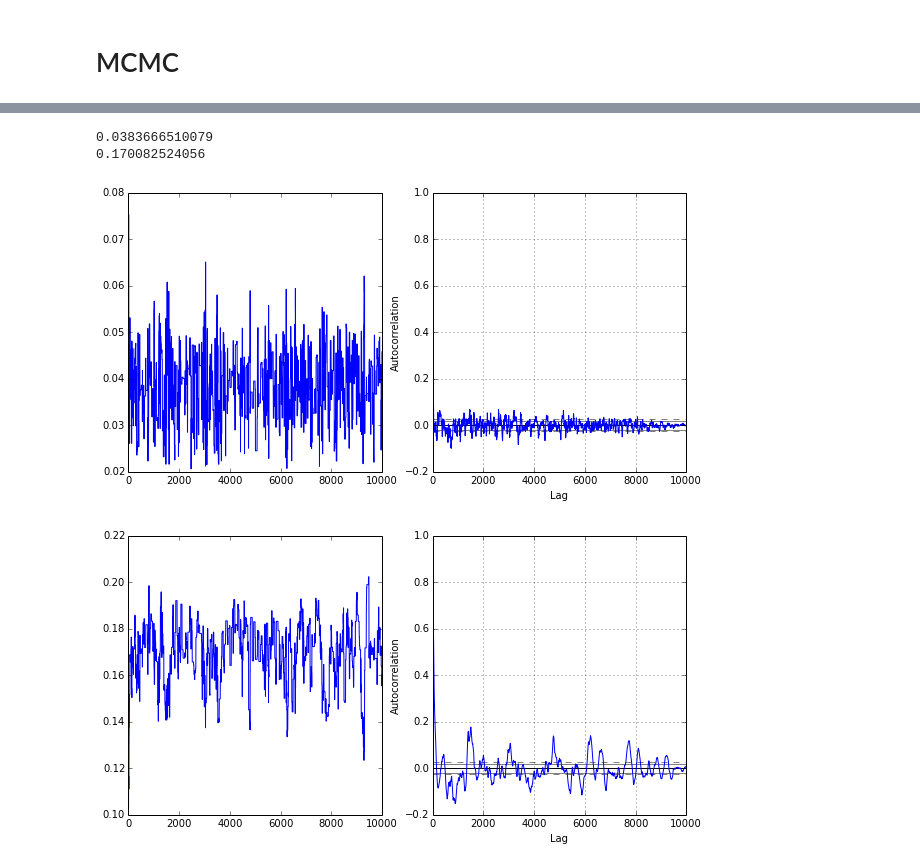
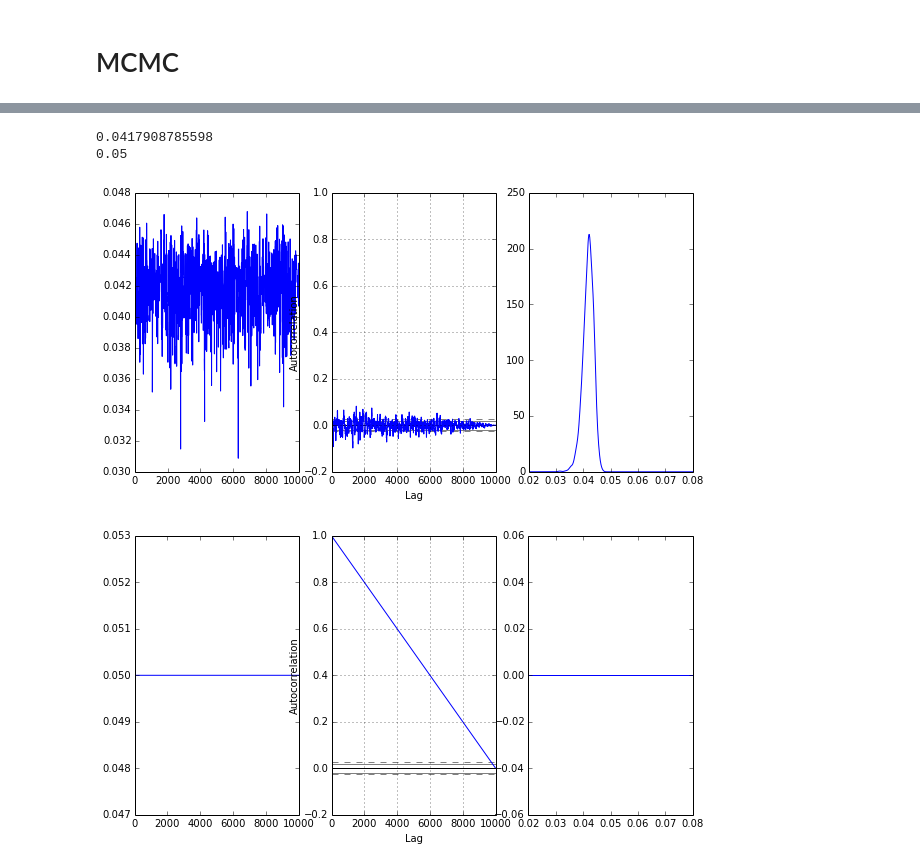
Before and after one commit to jcockayne/bayesian_pdes, a Jupyter notebook: notebooks/Allen-Cahn.ipynb, the cells around one changed output, grey strips where cells are left out. Saved outputs shown, nothing was run; the diff lists cells and outputs as text; code cells hidden in the pictures.

```diff
--- a/notebooks/Allen-Cahn.ipynb
+++ b/notebooks/Allen-Cahn.ipynb
@@ -427,7 +464,7 @@ class LikelihoodClass(object):
             true_locations, true_values = true_obs
             solution = np.vectorize(solutions[solution_ix])
             evaluated_solution = solution(true_locations[:,0], true_locations[:,1])
-            return np.sum((evaluated_solution - true_values)**2) / (noise_variance**2)
+            return scipy.stats.multivariate_normal.logpdf(evaluated_solution, true_values, noise_variance**2)
 
         if z_samples == 1:
             return ret
@@ -446,22 +483,20 @@ n_iter = 10000
 
 delta_min = 0.02
 delta_max = 0.15
-def delta_prior(delta):
 
-    if delta[1] < delta_max and delta[1] > delta_min:
-        return 1./(delta_max-delta_min)
-    return 0
 def delta_log_prior(delta):
-    if delta[1] < delta_max and delta[1] > delta_min:
+    if delta[1] < delta_max and delta[1] > delta_min and delta[2] > 0:
         return 0.
     return -np.inf
 
 #prev_delta = (delta_max + delta_min) / 2.
 prev_delta = 0.04
-delta_proposal_variance = 5e-2 # good up to n=40
+#delta_proposal_variance = 1e-1 # n=5
+#ls_proposal_variance = 0.08 # n=5
+delta_proposal_variance = 1e-2 # n=40
+ls_proposal_variance = 0.01 # n=40
 #delta_proposal_variance = 5e-3 # need this at n=80
 z_proposal_variance = 0.5
-ls_proposal_variance = 1e-2
 z_samples = 1000
 
 cur_solutions = find_solutions(prev_delta, fem_mesh_size)
@@ -504,0 +540,10 @@ plot(cur_solutions[2])
+# %%
+length_scales = np.linspace(0.05, 0.2)
+likelihoods = np.empty_like(length_scales)
+for i, ls in enumerate(length_scales):
+    try:
+        likelihoods[i] = likelihood(np.array([1, 0.04, ls]))
+    except Exception as ex:
+        break
+plt.plot(length_scales, np.exp(likelihoods))
+opt_ls = length_scales[np.argmax(likelihoods)]
@@ -523,3 +563,3 @@ plt.plot(length_scales, np.exp(likelihoods))
 # %%
-samples = mcmc.rwm(n_iter, propose, likelihood, delta_log_prior, np.array([0, 0.04, init_ls]))
+samples = mcmc.rwm(n_iter, propose, likelihood, delta_log_prior, np.array([0, 0.04, opt_ls]))
 # %%
@@ -534,16 +576,20 @@ from pandas.tools.plotting import autocorrelation_plot
 # %%
 burn = 0
 thin = 1
 for ix in [1,2]:
     thinned_burned = samples[burn::thin,ix]
     plt.figure(figsize=(10,5))
-    plt.subplot(121)
+    plt.subplot(131)
     plt.plot(thinned_burned)
     print(np.mean(thinned_burned))
-    ax = plt.subplot(122)
+    ax = plt.subplot(132)
     autocorrelation_plot(thinned_burned, ax)
+    plt.subplot(133)
+    kde = scipy.stats.gaussian_kde(thinned_burned.T, bw_method=0.3)
+    range = np.linspace(delta_min, 0.08, 500)
+    plt.plot(range, kde(range))
 # %% [output]
-0.0383666510079
-0.170082524056
+0.0417908785598
+0.05
-[figure, old version]
+[figure, new version]
-[figure, old version]
+[figure, new version]
```
Also changed, not shown: parts of 17 cells of this notebook.
